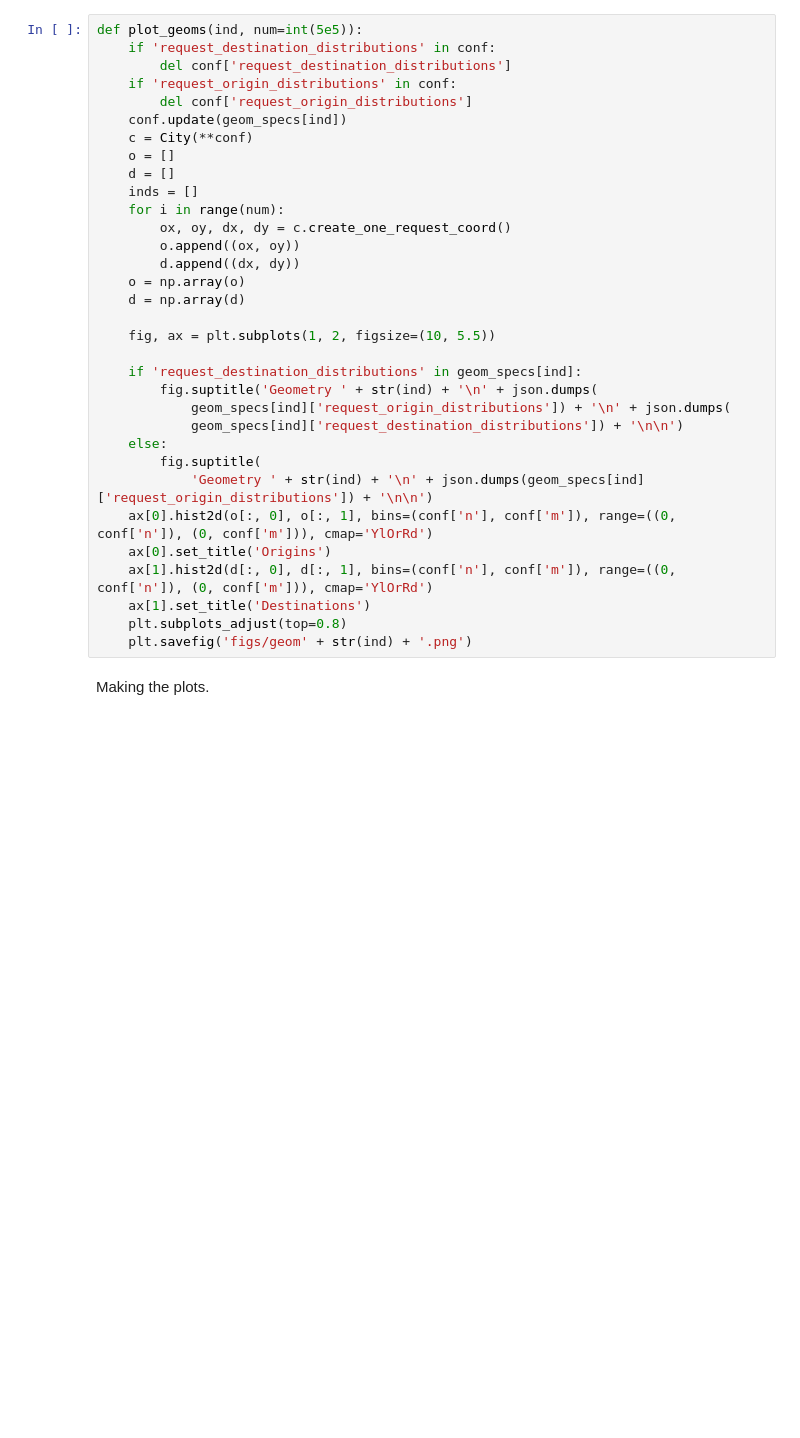
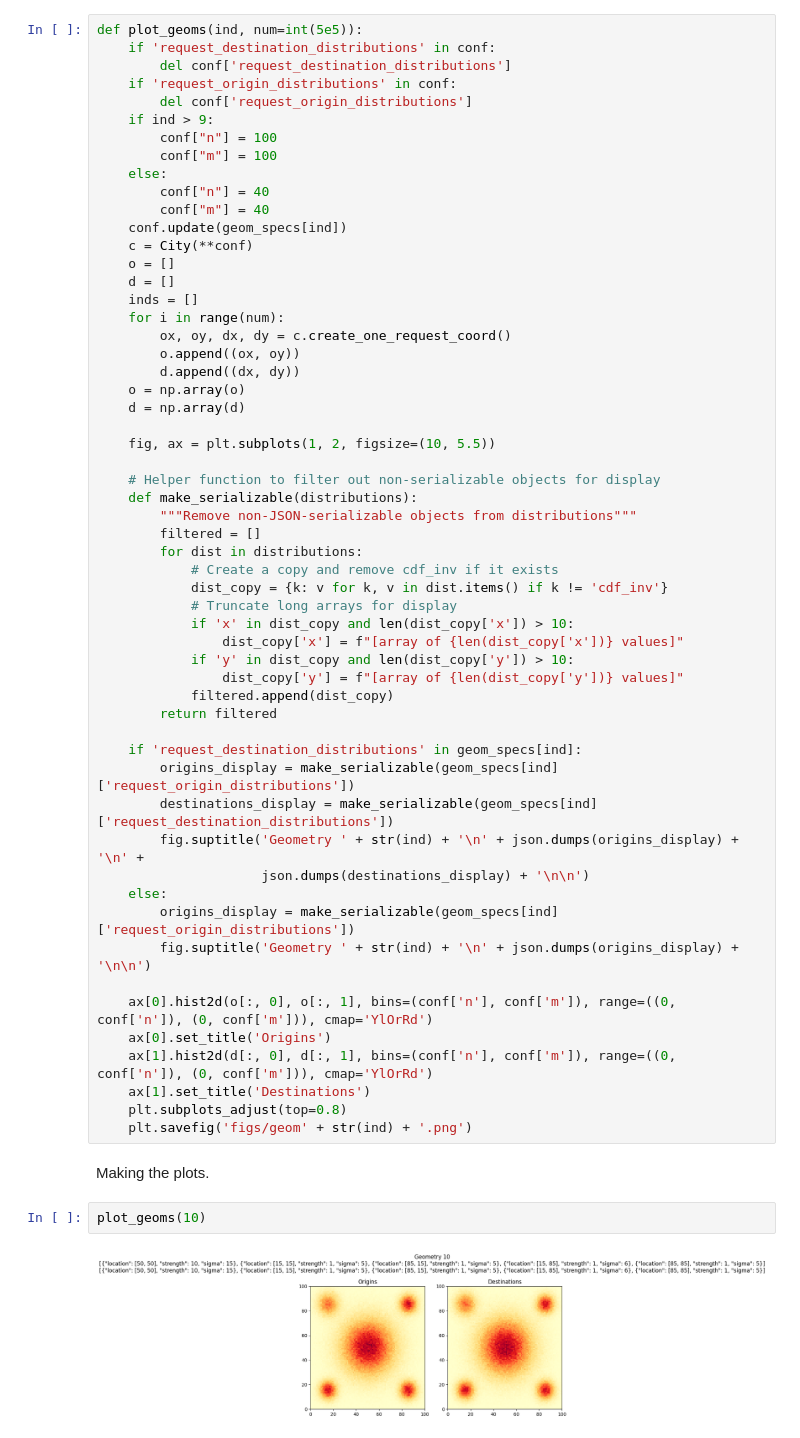
Before and after one commit to Tmmn/taxi, a Jupyter notebook: notebooks/geom_development.ipynb, the cells around one changed output. Cells and saved outputs as stored; diff of their text form; blank space fills up the shorter version.

Commit message:
Create 100x100 city layout (10km by 10km grid) and new corresponding geom with city and outskirt villages

```diff
--- a/notebooks/geom_development.ipynb
+++ b/notebooks/geom_development.ipynb
@@ -64,6 +66,12 @@ def plot_geoms(ind, num=int(5e5)):
         del conf['request_destination_distributions']
     if 'request_origin_distributions' in conf:
         del conf['request_origin_distributions']
+    if ind > 9:
+        conf["n"] = 100
+        conf["m"] = 100
+    else:
+        conf["n"] = 40
+        conf["m"] = 40
     conf.update(geom_specs[ind])
     c = City(**conf)
     o = []
@@ -78,13 +86,30 @@ def plot_geoms(ind, num=int(5e5)):
 
     fig, ax = plt.subplots(1, 2, figsize=(10, 5.5))
 
+    # Helper function to filter out non-serializable objects for display
+    def make_serializable(distributions):
+        """Remove non-JSON-serializable objects from distributions"""
+        filtered = []
+        for dist in distributions:
+            # Create a copy and remove cdf_inv if it exists
+            dist_copy = {k: v for k, v in dist.items() if k != 'cdf_inv'}
+            # Truncate long arrays for display
+            if 'x' in dist_copy and len(dist_copy['x']) > 10:
+                dist_copy['x'] = f"[array of {len(dist_copy['x'])} values]"
+            if 'y' in dist_copy and len(dist_copy['y']) > 10:
+                dist_copy['y'] = f"[array of {len(dist_copy['y'])} values]"
+            filtered.append(dist_copy)
+        return filtered
+
     if 'request_destination_distributions' in geom_specs[ind]:
-        fig.suptitle('Geometry ' + str(ind) + '\n' + json.dumps(
-            geom_specs[ind]['request_origin_distributions']) + '\n' + json.dumps(
-            geom_specs[ind]['request_destination_distributions']) + '\n\n')
+        origins_display = make_serializable(geom_specs[ind]['request_origin_distributions'])
+        destinations_display = make_serializable(geom_specs[ind]['request_destination_distributions'])
+        fig.suptitle('Geometry ' + str(ind) + '\n' + json.dumps(origins_display) + '\n' +
+                     json.dumps(destinations_display) + '\n\n')
     else:
-        fig.suptitle(
-            'Geometry ' + str(ind) + '\n' + json.dumps(geom_specs[ind]['request_origin_distributions']) + '\n\n')
+        origins_display = make_serializable(geom_specs[ind]['request_origin_distributions'])
+        fig.suptitle('Geometry ' + str(ind) + '\n' + json.dumps(origins_display) + '\n\n')
+
     ax[0].hist2d(o[:, 0], o[:, 1], bins=(conf['n'], conf['m']), range=((0, conf['n']), (0, conf['m'])), cmap='YlOrRd')
     ax[0].set_title('Origins')
     ax[1].hist2d(d[:, 0], d[:, 1], bins=(conf['n'], conf['m']), range=((0, conf['n']), (0, conf['m'])), cmap='YlOrRd')
@@ -93,6 +118,10 @@ def plot_geoms(ind, num=int(5e5)):
     plt.savefig('figs/geom' + str(ind) + '.png')
 # %% [markdown]
 Making the plots.
+# %%
+plot_geoms(10)
+# %% [output]
+[figure, added]
 # %%
 for i in range(len(geom_specs)):
     plot_geoms(i)
```
Also changed, not shown: parts of 2 cells of this notebook, 15 other files.
